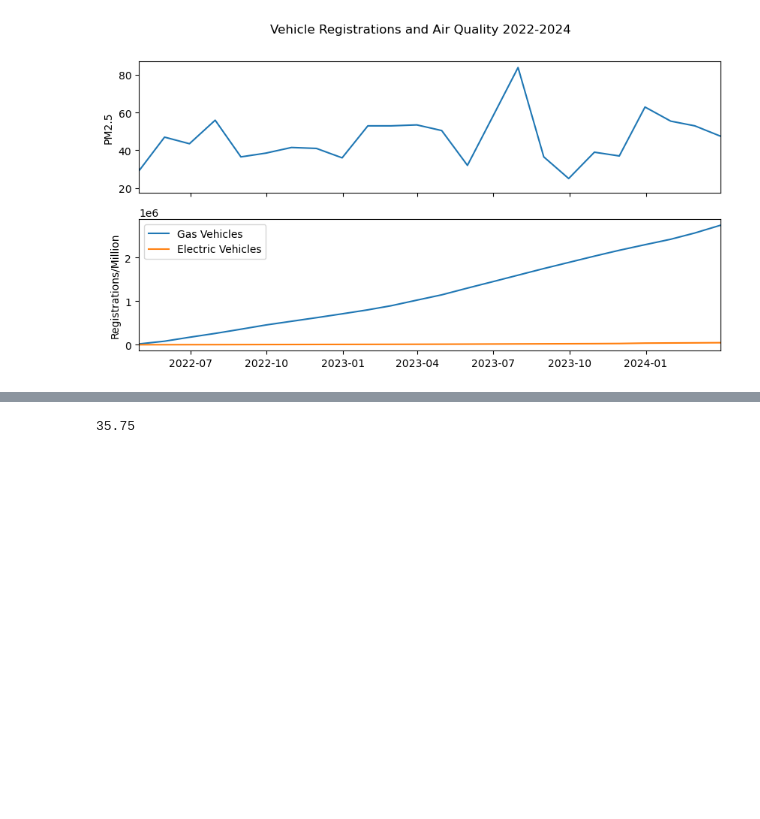
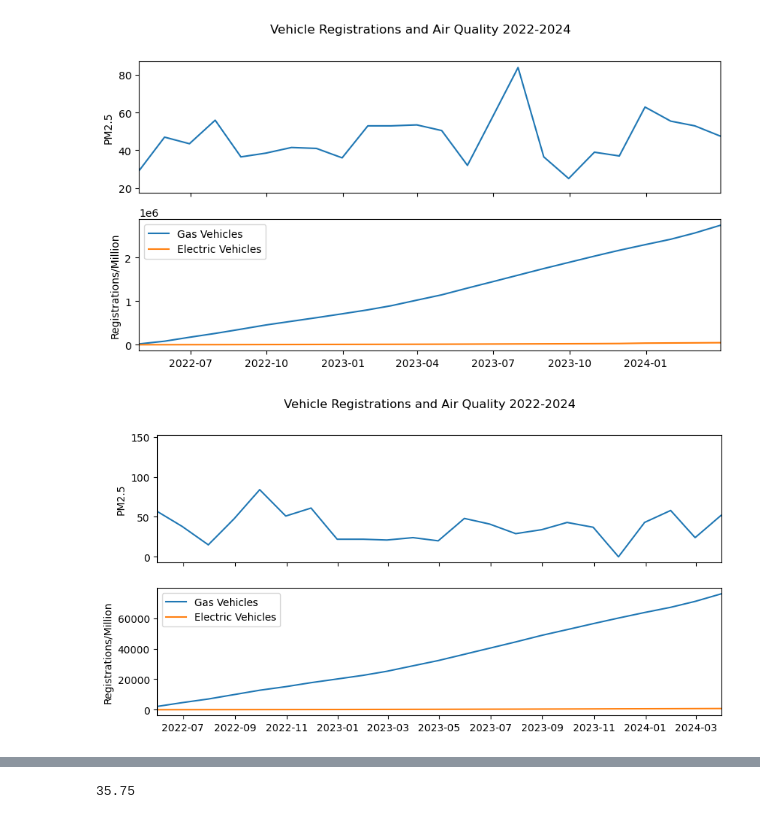
Before and after one commit to heidthecamp/CU-VIRT-AI-PT-03-2024-U-LOLC-PROJECT-1, a Jupyter notebook: displaying_data.ipynb, the cells around one changed output, grey strips where cells are left out. Cells and saved outputs as stored; diff of their text form; code cells hidden in the pictures; blank space fills up the shorter version.

Commit message:
Added some more charts

```diff
--- a/displaying_data.ipynb
+++ b/displaying_data.ipynb
@@ -219,6 +219,27 @@ albany_electric = albany_electric.set_index('Reg Valid Date')
 albany_electric = albany_electric.resample('M').count()
 
 albany_aq = aq_df[aq_df['ReportingArea'] == 'Upper Hudson Valley Region']
+albany_aq = albany_aq.reset_index()
+albany_aq['DateObserved'] = pd.to_datetime(nyc_aq['DateObserved'])
+albany_aq = albany_aq.set_index('DateObserved')
+albany_aq = albany_aq.resample('M')[['AQI']].mean()
+# %%
+# plot electric vs gas vehicles over time along air quality overtime
+fig, (ax1, ax2) = plt.subplots(2, sharex=True, figsize=(10, 5))
+fig.suptitle('Vehicle Registrations and Air Quality 2022-2024')
+
+ax1.set_xlim(min(albany_electric.index), max(albany_electric.index))
+
+ax1.plot(albany_aq['AQI'], label='AQI')
+ax1.set_ylabel('PM2.5')
+ax2.plot(albany_gas['Fuel Type'].cumsum(), label='Gas Vehicles')
+ax2.plot(albany_electric['Fuel Type'].cumsum(), label='Electric Vehicles')
+ax2.legend()
+ax2.set_ylabel('Registrations/Million')
+
+plt.show()
+# %% [output]
+[figure, added]
 # %%
 Rochester = ['ROCHESTER', 'EAST ROCHESTER', 'E ROCHESTER',
     'ROCHESTER NY', 'ROCHESTERR']
```
Also changed, not shown: parts of 3 cells of this notebook.
